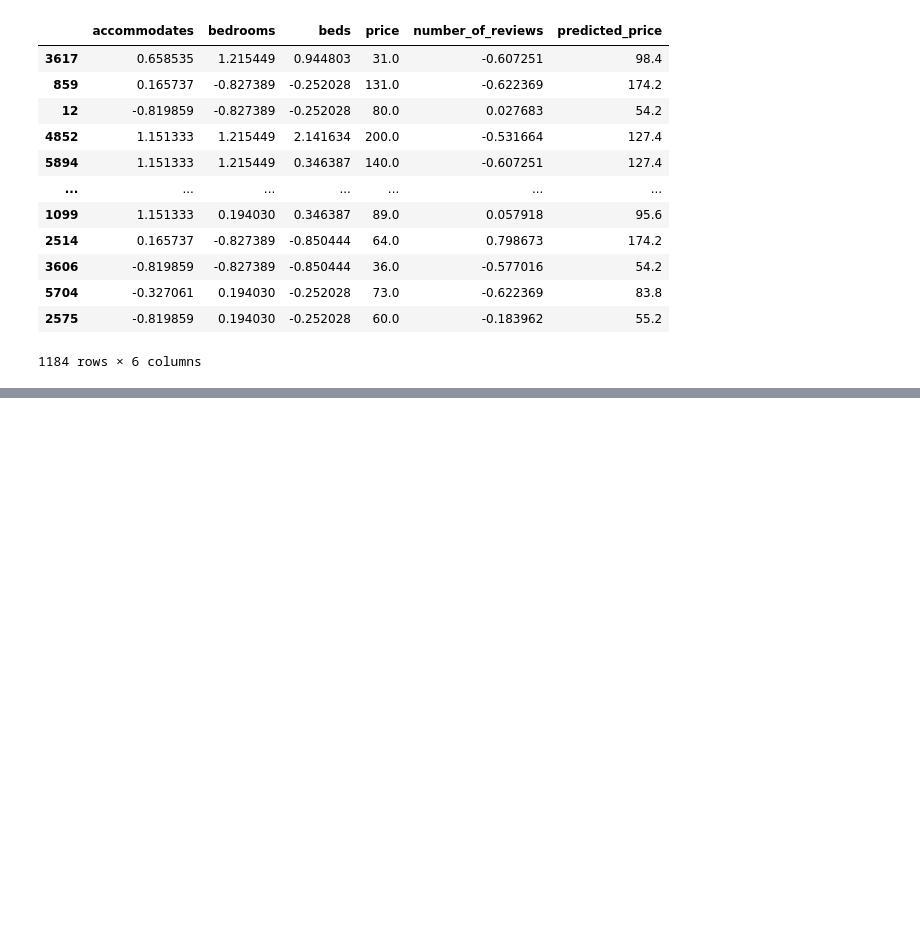
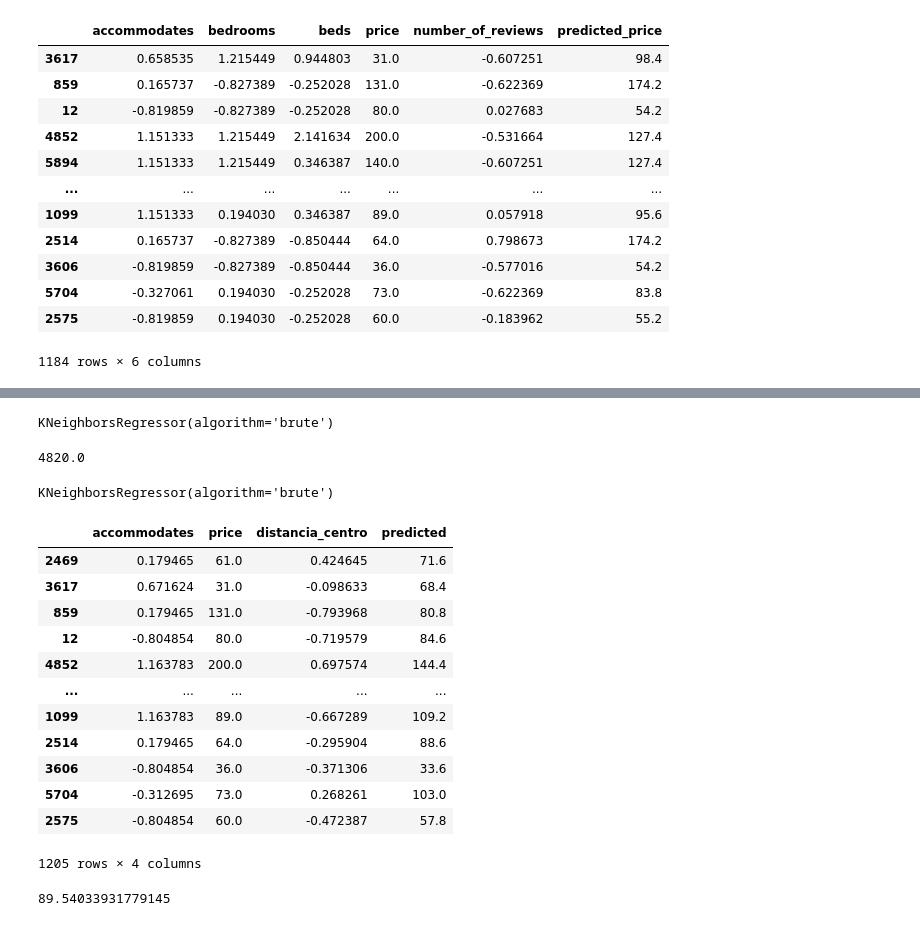
Before and after one commit to amarnathedison/caipc-amarnath, a Jupyter notebook: 05-KNN Multivariante.ipynb, the cells around one changed output, grey strips where cells are left out. Cells and saved outputs as stored; diff of their text form; code cells hidden in the pictures; blank space fills up the shorter version.

```diff
--- a/05-KNN Multivariante.ipynb
+++ b/05-KNN Multivariante.ipynb
@@ -519,0 +746,2 @@ test_df
+# %%
+normalized_valencia_df_distancia['price'] = valencia_df['price']
@@ -519,0 +750,38 @@ test_df
+# %%
+knn_da.fit(normalized_valencia_df_distancia[['accommodates', 'distancia_centro']], normalized_valencia_df_distancia['price'])
+# %% [output]
+KNeighborsRegressor(algorithm='brute')
+# %%
+len(normalized_valencia_df_distancia)*0.8
+# %% [output]
+4820.0
+# %%
+nv_train = normalized_valencia_df_distancia[0:4820].copy()
+nv_test = normalized_valencia_df_distancia[4820:].copy()
+# %%
+knn_da = KNeighborsRegressor(n_neighbors=5, algorithm='brute')
+knn_da.fit(nv_train[['accommodates', 'distancia_centro']], nv_train['price'])
+# %% [output]
+KNeighborsRegressor(algorithm='brute')
+# %%
+nv_test['predicted'] = knn_da.predict(nv_test[['accommodates', 'distancia_centro']])
+# %%
+nv_test
+# %% [output]
+|  | accommodates | price | distancia_centro | predicted |
+| 2469 | 0.179465 | 61.0 | 0.424645 | 71.6 |
+| 3617 | 0.671624 | 31.0 | -0.098633 | 68.4 |
+| 859 | 0.179465 | 131.0 | -0.793968 | 80.8 |
+| 12 | -0.804854 | 80.0 | -0.719579 | 84.6 |
+| 4852 | 1.163783 | 200.0 | 0.697574 | 144.4 |
+| ... | ... | ... | ... | ... |
+| 1099 | 1.163783 | 89.0 | -0.667289 | 109.2 |
+| 2514 | 0.179465 | 64.0 | -0.295904 | 88.6 |
+| 3606 | -0.804854 | 36.0 | -0.371306 | 33.6 |
+| 5704 | -0.312695 | 73.0 | 0.268261 | 103.0 |
+| 2575 | -0.804854 | 60.0 | -0.472387 | 57.8 |
+1205 rows × 4 columns
+# %%
+mean_squared_error(nv_test['price'], nv_test['predicted'])**0.5
+# %% [output]
+89.54033931779145
```
Also changed, not shown: parts of 29 cells of this notebook, 3 other files.
